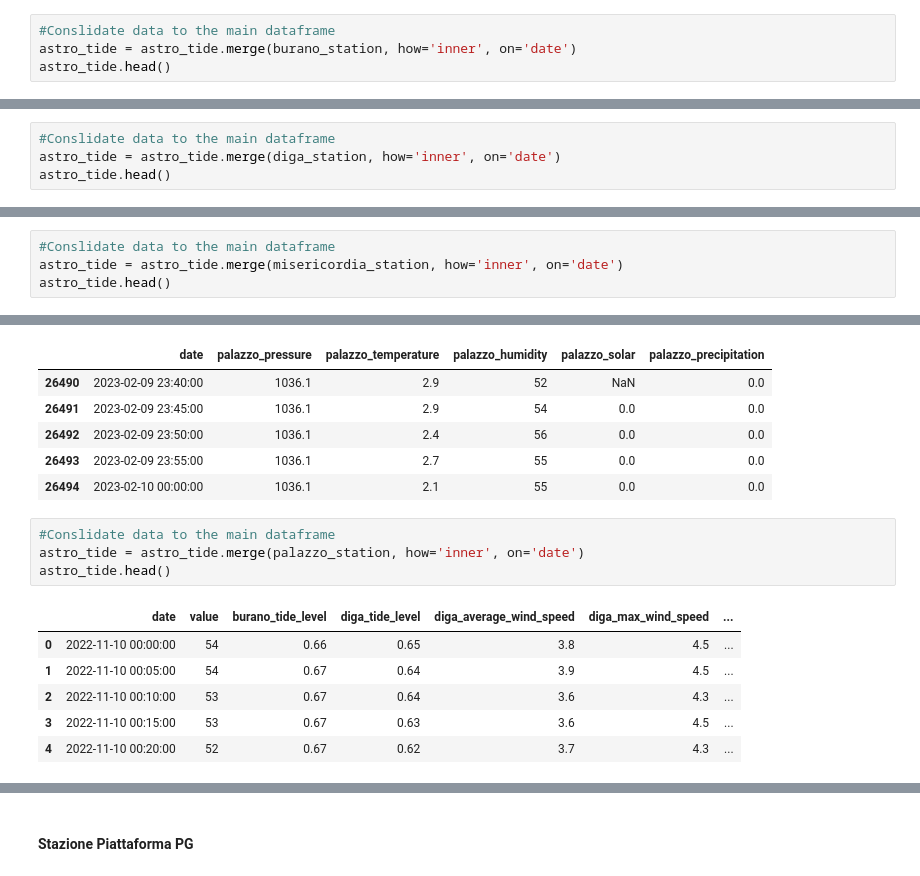
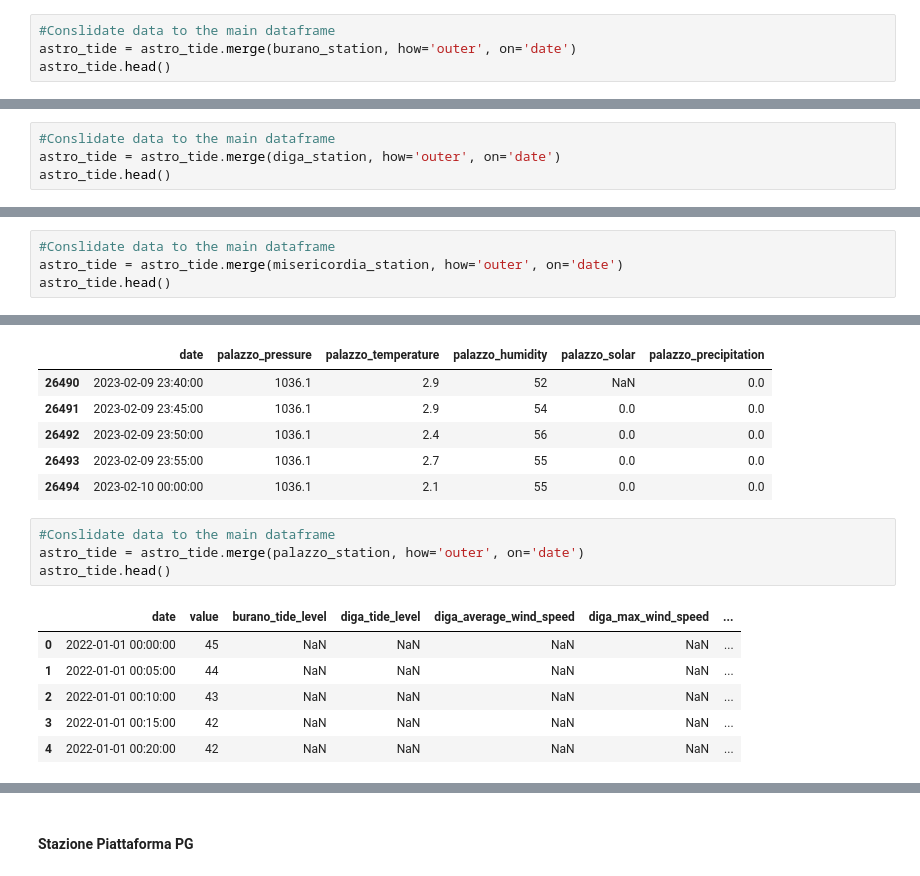
Before and after one commit to cyrilmichino/venice-meteo-analysis, a Jupyter notebook: notebook.ipynb, the cells around one changed output, grey strips where cells are left out. Drawn from its saved outputs; the diff is of its cells as text.

```diff
--- a/notebook.ipynb
+++ b/notebook.ipynb
@@ -237,7 +237,7 @@ dtypes: datetime64[ns](1), float64(1)
 memory usage: 414.1 KB
 # %%
 #Conslidate data to the main dataframe
-astro_tide = astro_tide.merge(burano_station, how='inner', on='date')
+astro_tide = astro_tide.merge(burano_station, how='outer', on='date')
 astro_tide.head()
 # %% [output]
 |  | date | value | burano_tide_level |
@@ -300,7 +300,7 @@ dtypes: datetime64[ns](1), float64(3), int64(1)
 memory usage: 1.0 MB
 # %%
 #Conslidate data to the main dataframe
-astro_tide = astro_tide.merge(diga_station, how='inner', on='date')
+astro_tide = astro_tide.merge(diga_station, how='outer', on='date')
 astro_tide.head()
 # %% [output]
 |  | date | value | burano_tide_level | diga_tide_level | diga_average_wind_speed | diga_max_wind_speed | ... |
@@ -369,7 +369,7 @@ dtypes: datetime64[ns](1), float64(5), int64(1)
 memory usage: 1.4 MB
 # %%
 #Conslidate data to the main dataframe
-astro_tide = astro_tide.merge(misericordia_station, how='inner', on='date')
+astro_tide = astro_tide.merge(misericordia_station, how='outer', on='date')
 astro_tide.head()
 # %% [output]
 |  | date | value | burano_tide_level | diga_tide_level | diga_average_wind_speed | diga_max_wind_speed | ... |
@@ -427,12 +427,12 @@ palazzo_station.tail()
 | 26494 | 2023-02-10 00:00:00 | 1036.1 | 2.1 | 55 | 0.0 | 0.0 |
 # %%
 #Conslidate data to the main dataframe
-astro_tide = astro_tide.merge(palazzo_station, how='inner', on='date')
+astro_tide = astro_tide.merge(palazzo_station, how='outer', on='date')
 astro_tide.head()
 # %% [output]
 |  | date | value | burano_tide_level | diga_tide_level | diga_average_wind_speed | diga_max_wind_speed | ... |
-| 0 | 2022-11-10 00:00:00 | 54 | 0.66 | 0.65 | 3.8 | 4.5 | ... |
-| 1 | 2022-11-10 00:05:00 | 54 | 0.67 | 0.64 | 3.9 | 4.5 | ... |
-| 2 | 2022-11-10 00:10:00 | 53 | 0.67 | 0.64 | 3.6 | 4.3 | ... |
-| 3 | 2022-11-10 00:15:00 | 53 | 0.67 | 0.63 | 3.6 | 4.5 | ... |
-| 4 | 2022-11-10 00:20:00 | 52 | 0.67 | 0.62 | 3.7 | 4.3 | ... |
+| 0 | 2022-01-01 00:00:00 | 45 | NaN | NaN | NaN | NaN | ... |
+| 1 | 2022-01-01 00:05:00 | 44 | NaN | NaN | NaN | NaN | ... |
+| 2 | 2022-01-01 00:10:00 | 43 | NaN | NaN | NaN | NaN | ... |
+| 3 | 2022-01-01 00:15:00 | 42 | NaN | NaN | NaN | NaN | ... |
+| 4 | 2022-01-01 00:20:00 | 42 | NaN | NaN | NaN | NaN | ... |
```
Also changed, not shown: parts of 9 cells of this notebook.
